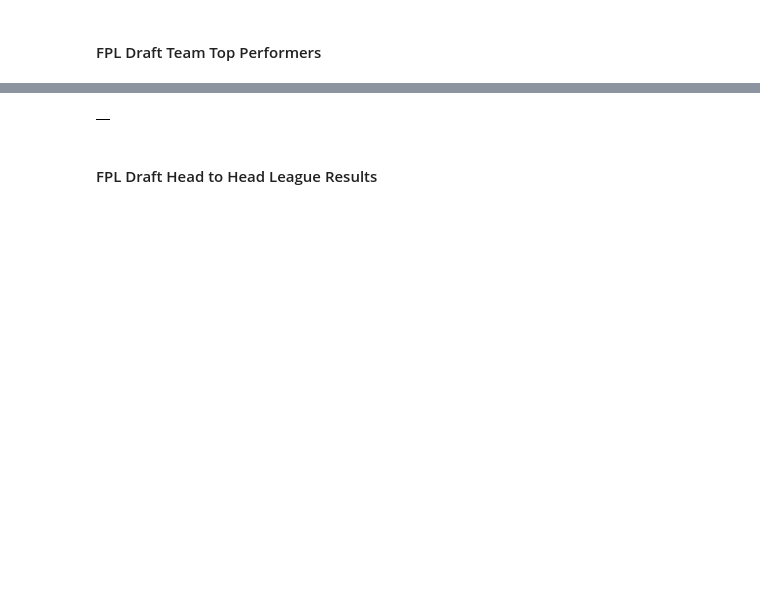
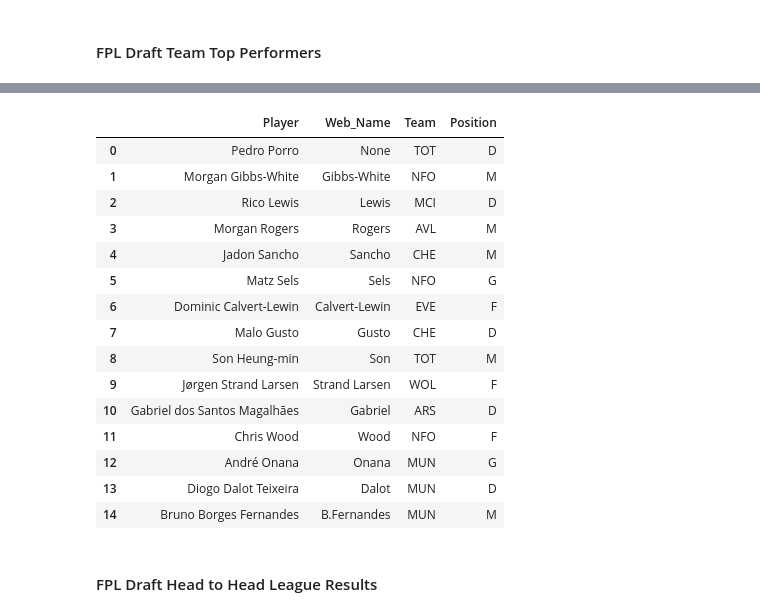
Before and after one commit to bcroarkin1993/FPL-Management-App, a Jupyter notebook: FPL Team Management and League Analysis.ipynb, the cells around one changed output, grey strips where cells are left out. Cells and saved outputs as stored; diff of their text form; code cells hidden in the pictures; blank space fills up the shorter version.

```diff
--- a/FPL Team Management and League Analysis.ipynb
+++ b/FPL Team Management and League Analysis.ipynb
@@ -968,17 +968,33 @@ def get_fpl_player_mapping():
     # Extract relevant player information
     player_data = response.json()
     players = player_data['elements']
+    teams = player_data.get('teams', [])
 
     # Create a mapping of player IDs to player information
-    fpl_player_map = {
-        player['id']: {
-            'Player_Name': f"{player['first_name']} {player['second_name']}",
-            'Formatted_Name': player_data['web_name'],
-            'Team': player_data['teams'][player['team'] - 1]['short_name'],  # Map team ID to team short name
-            'Position': ['G', 'D', 'M', 'F'][player['element_type'] - 1]  # Map element type to position
+    fpl_player_map = {}
+
+    for player in players:
+        player_id = player.get('id')
+        first_name = player.get('first_name', '')
+        second_name = player.get('second_name', '')
+        full_name = f"{first_name} {second_name}"
+
+        web_name = player.get('web_name', '').strip()
+        if not web_name or web_name == full_name:
+            web_name = None  # treat as missing if it's the same as full name or blank
+
+        team_index = player.get('team', 0) - 1  # team index is 1-based
+        position_index = player.get('element_type', 1) - 1
+
+        team_short_name = teams[team_index]['short_name'] if 0 <= team_index < len(teams) else 'Unknown'
+        position = ['G', 'D', 'M', 'F'][position_index] if 0 <= position_index < 4 else 'Unknown'
+
+        fpl_player_map[player_id] = {
+            'Player': full_name,
+            'Web_Name': web_name,
+            'Team': team_short_name,
+            'Position': position
         }
-        for player in players
-    }
 
     return fpl_player_map
 # %%
@@ -1007,8 +1023,8 @@ def get_team_composition_for_gameweek(league_id, team_id, gameweek):
     for tx in transactions:
         if tx['entry'] == team_id and tx['result'] == 'a':
             # Convert player IDs to names using player_map
-            player_in = player_map.get(tx['element_in'], {}).get('Player_Name', f"Unknown ({tx['element_in']})")
-            player_out = player_map.get(tx['element_out'], {}).get('Player_Name', f"Unknown ({tx['element_out']})")
+            player_in = player_map.get(tx['element_in'], {}).get('Player', f"Unknown ({tx['element_in']})")
+            player_out = player_map.get(tx['element_out'], {}).get('Player', f"Unknown ({tx['element_out']})")
 
             # Update the team composition
             team_composition.remove(player_out)
@@ -1016,7 +1032,7 @@ def get_team_composition_for_gameweek(league_id, team_id, gameweek):
 
     # Convert the team composition to a DataFrame with player details
     player_data = [
-        player_map.get(player_id, {'Player_Name': player_name, 'Team': 'Unknown', 'Position': 'Unknown'})
+        player_map.get(player_id, {'Player': player_name, 'Team': 'Unknown', 'Position': 'Unknown'})
         for player_name, player_id in [(player, next((k for k, v in player_map.items() if v['Player'] == player), None))
                                        for player in team_composition]
     ]
@@ -2474,13 +2270,27 @@ player_statistics.head()
 # %%
 # Define inputs
 gameweek = 20
-team_name = "Stoned Squirrels"
 
 # Get FPL fantasy team player composition
-team_df = get_team_composition_for_gameweek(brandon_draft_league_id, team_name, gameweek)
+team_df = get_team_composition_for_gameweek(brandon_draft_league_id, brandon_draft_team_id, gameweek)
 team_df
 # %% [output]
-|  |
+|  | Player | Web_Name | Team | Position |
+| 0 | Pedro Porro | None | TOT | D |
+| 1 | Morgan Gibbs-White | Gibbs-White | NFO | M |
+| 2 | Rico Lewis | Lewis | MCI | D |
+| 3 | Morgan Rogers | Rogers | AVL | M |
+| 4 | Jadon Sancho | Sancho | CHE | M |
+| 5 | Matz Sels | Sels | NFO | G |
+| 6 | Dominic Calvert-Lewin | Calvert-Lewin | EVE | F |
+| 7 | Malo Gusto | Gusto | CHE | D |
+| 8 | Son Heung-min | Son | TOT | M |
+| 9 | Jørgen Strand Larsen | Strand Larsen | WOL | F |
+| 10 | Gabriel dos Santos Magalhães | Gabriel | ARS | D |
+| 11 | Chris Wood | Wood | NFO | F |
+| 12 | André Onana | Onana | MUN | G |
+| 13 | Diogo Dalot Teixeira | Dalot | MUN | D |
+| 14 | Bruno Borges Fernandes | B.Fernandes | MUN | M |
 # %%
 ## Merge the player list with their total points from the stats DataFrame
 
```
Also changed, not shown: parts of 37 cells of this notebook, 5 other files.
